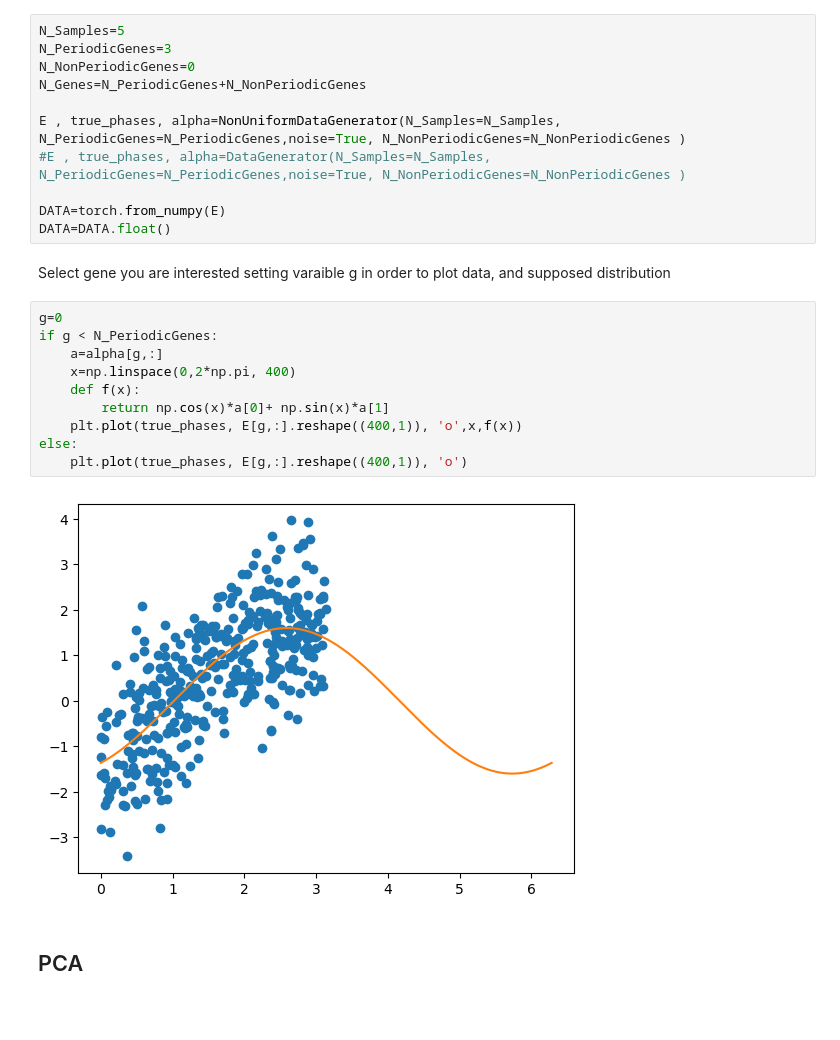
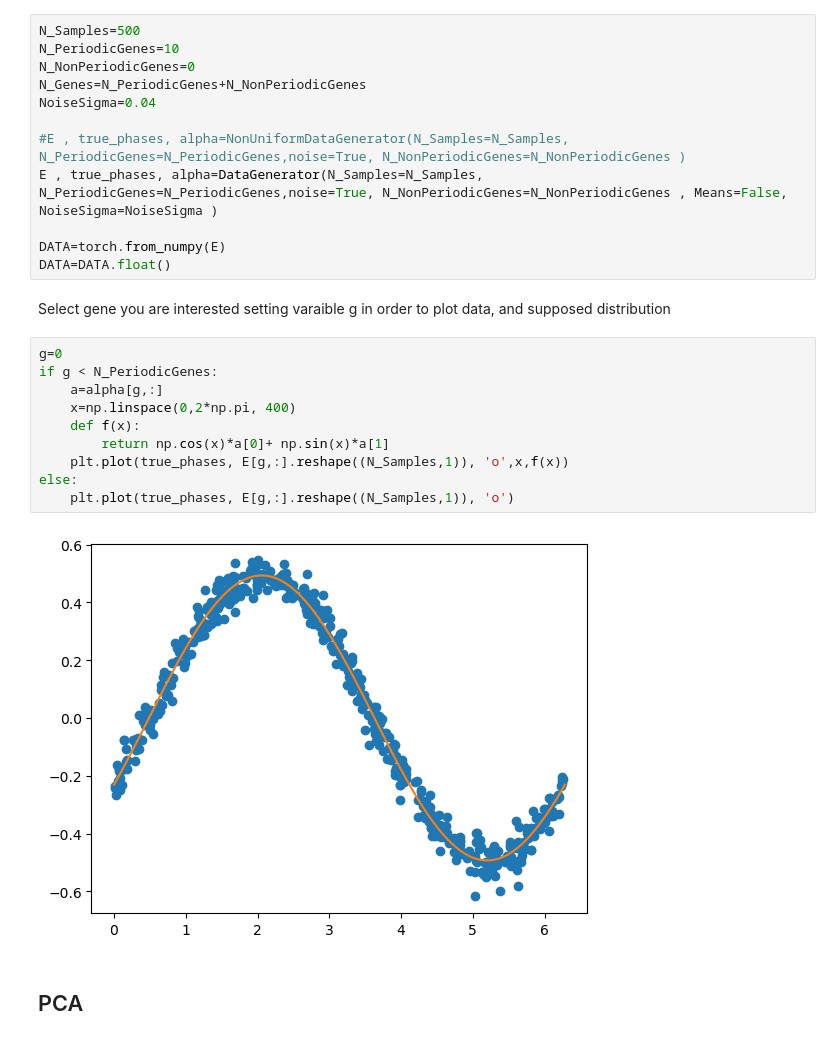
Before and after one commit to AndreaSalati/AE, a Jupyter notebook: first_network.ipynb, the cells around one changed output. Saved outputs shown, nothing was run; the diff lists cells and outputs as text; blank space fills up the shorter version.

Commit message:
added noise sigma

```diff
--- a/first_network.ipynb
+++ b/first_network.ipynb
@@ -16,13 +16,14 @@ from sklearn.decomposition import PCA
 #import rpy2.robjects as robjects
 #from rpy2.robjects import pandas2ri
 # %%
-N_Samples=5
-N_PeriodicGenes=3
+N_Samples=500
+N_PeriodicGenes=10
 N_NonPeriodicGenes=0
 N_Genes=N_PeriodicGenes+N_NonPeriodicGenes
+NoiseSigma=0.04
 
-E , true_phases, alpha=NonUniformDataGenerator(N_Samples=N_Samples, N_PeriodicGenes=N_PeriodicGenes,noise=True, N_NonPeriodicGenes=N_NonPeriodicGenes )
-#E , true_phases, alpha=DataGenerator(N_Samples=N_Samples, N_PeriodicGenes=N_PeriodicGenes,noise=True, N_NonPeriodicGenes=N_NonPeriodicGenes )
+#E , true_phases, alpha=NonUniformDataGenerator(N_Samples=N_Samples, N_PeriodicGenes=N_PeriodicGenes,noise=True, N_NonPeriodicGenes=N_NonPeriodicGenes )
+E , true_phases, alpha=DataGenerator(N_Samples=N_Samples, N_PeriodicGenes=N_PeriodicGenes,noise=True, N_NonPeriodicGenes=N_NonPeriodicGenes , Means=False, NoiseSigma=NoiseSigma )
 
 DATA=torch.from_numpy(E)
 DATA=DATA.float()
@@ -31,15 +32,15 @@ Select gene you are interested setting varaible g in order to plot data, and sup
 # %%
 g=0
 if g < N_PeriodicGenes:
     a=alpha[g,:]
     x=np.linspace(0,2*np.pi, 400)
     def f(x):
         return np.cos(x)*a[0]+ np.sin(x)*a[1]
-    plt.plot(true_phases, E[g,:].reshape((400,1)), 'o',x,f(x))
+    plt.plot(true_phases, E[g,:].reshape((N_Samples,1)), 'o',x,f(x))
 else:
-    plt.plot(true_phases, E[g,:].reshape((400,1)), 'o')
+    plt.plot(true_phases, E[g,:].reshape((N_Samples,1)), 'o')
 # %% [output]
-[figure, old version]
+[figure, new version]
 # %% [markdown]
 ## PCA
 # %%
```
Also changed, not shown: parts of 12 cells of this notebook, 2 other files.
